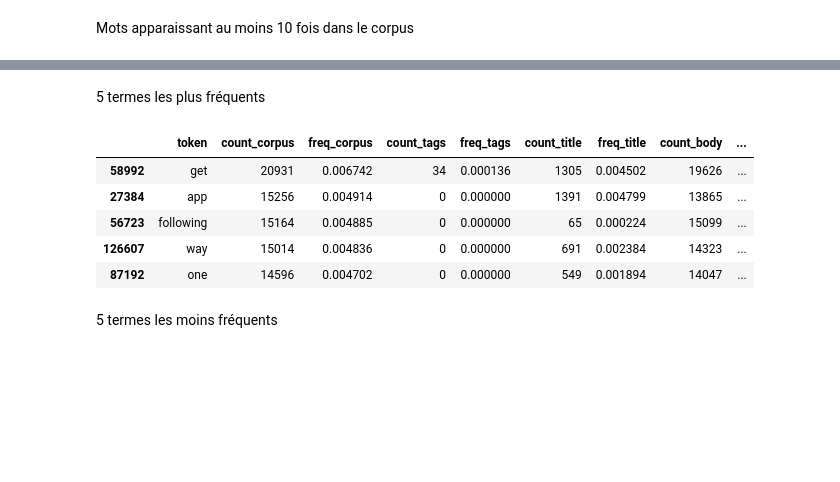
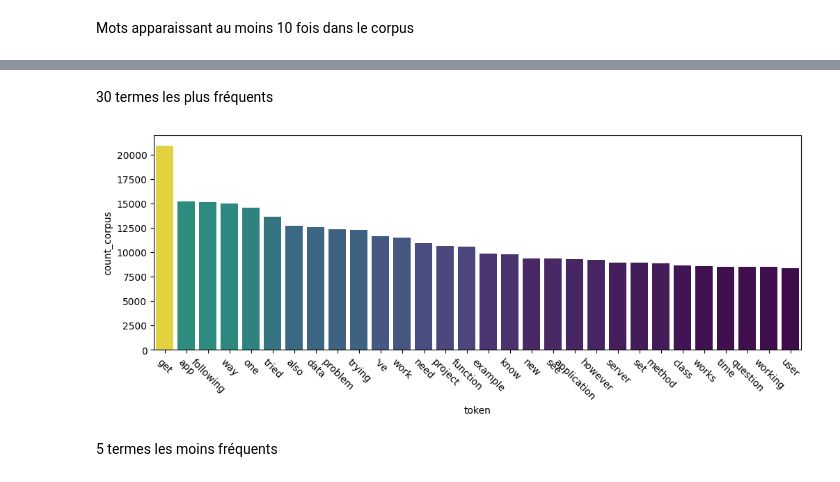
Before and after one commit to sycod/OC_P5_SoF, a Jupyter notebook: 1_EDA.ipynb, the cells around one changed output, grey strips where cells are left out. Saved outputs shown, nothing was run; the diff lists cells and outputs as text; code cells hidden in the pictures; blank space fills up the shorter version.

```diff
--- a/1_EDA.ipynb
+++ b/1_EDA.ipynb
@@ -627,14 +628,13 @@ stats_df.loc[stats_df.count_corpus > 10]
 # %% [markdown]
-5 termes les plus fréquents
+30 termes les plus fréquents
-# %%
-display(stats_df.sort_values(by="count_corpus", ascending=False)[:5])
-# %% [output]
-|  | token | count_corpus | freq_corpus | count_tags | freq_tags | count_title | freq_title | count_body | ... |
-| 58992 | get | 20931 | 0.006742 | 34 | 0.000136 | 1305 | 0.004502 | 19626 | ... |
-| 27384 | app | 15256 | 0.004914 | 0 | 0.000000 | 1391 | 0.004799 | 13865 | ... |
-| 56723 | following | 15164 | 0.004885 | 0 | 0.000000 | 65 | 0.000224 | 15099 | ... |
-| 126607 | way | 15014 | 0.004836 | 0 | 0.000000 | 691 | 0.002384 | 14323 | ... |
-| 87192 | one | 14596 | 0.004702 | 0 | 0.000000 | 549 | 0.001894 | 14047 | ... |
+# %%
+_ = stats_df.sort_values(by="count_corpus", ascending=False)[:30]
+# plot it
+fig, ax = plt.subplots(figsize=(12, 4))
+sns.barplot(_, x="token", y="count_corpus", hue="count_corpus", legend=False, palette="viridis")
+ax.tick_params(axis='x', labelrotation=-45)
+# %% [output]
+[figure, added]
 # %% [markdown]
 5 termes les moins fréquents
 # %%
```
Also changed, not shown: parts of 30 cells of this notebook, 1 other file.
